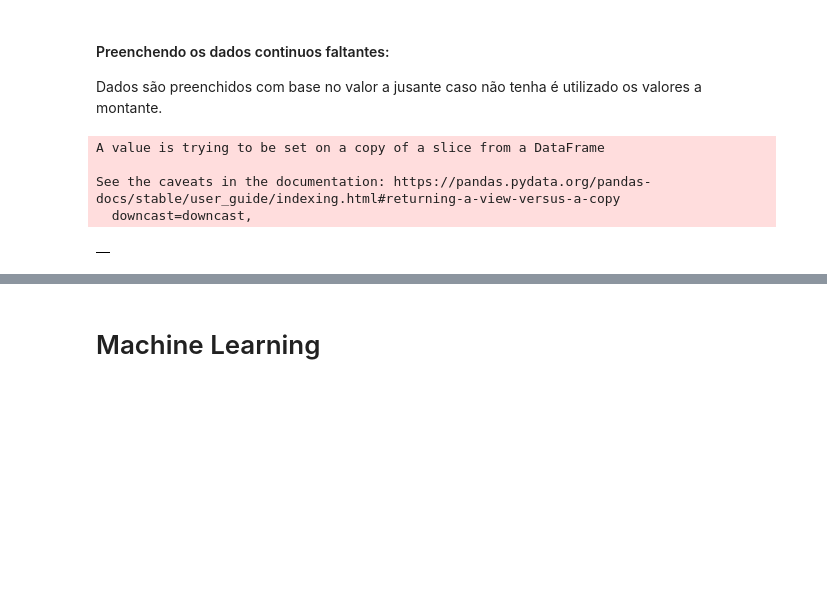
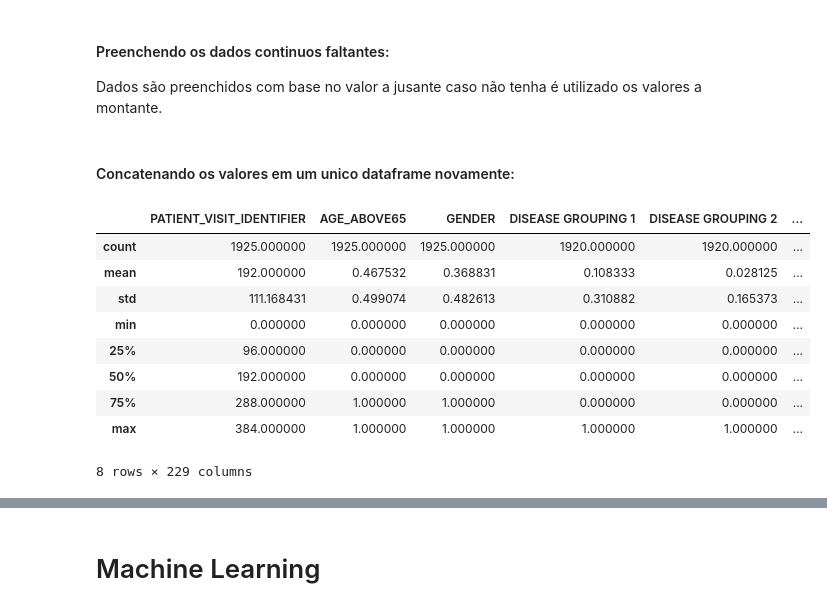
Before and after one commit to Igor-Arantes/Previsao-Internacao-Covid, a Jupyter notebook: Previsão_Internação_COVID.ipynb, the cells around one changed output, grey strips where cells are left out. Saved outputs shown, nothing was run; the diff lists cells and outputs as text; code cells hidden in the pictures; blank space fills up the shorter version.

```diff
--- a/Previsão_Internação_COVID.ipynb
+++ b/Previsão_Internação_COVID.ipynb
@@ -100,11 +100,7 @@ continuous_data.sample(5)
 #### Preenchendo os dados continuos faltantes:
 Dados são preenchidos com base no valor a jusante caso não tenha é utilizado os valores a montante.
 # %%
-continuous_data.fillna(method='bfill', inplace=True)
-continuous_data.fillna(method='ffill', inplace=True)
+continuous_data = continuous_data.fillna(method='bfill')
+continuous_data = continuous_data.fillna(method='ffill')
-# %% [output]
-A value is trying to be set on a copy of a slice from a DataFrame
-
-See the caveats in the documentation: https://pandas.pydata.org/pandas-docs/stable/user_guide/indexing.html#returning-a-view-versus-a-copy
-  downcast=downcast,
-|  |
+# %% [markdown]
+#### Concatenando os valores em um unico dataframe novamente:
@@ -110,0 +110,13 @@ See the caveats in the documentation: https://pandas.pydata.org/pandas-docs/stab
+# %%
+treated_data.describe()
+# %% [output]
+|  | PATIENT_VISIT_IDENTIFIER | AGE_ABOVE65 | GENDER | DISEASE GROUPING 1 | DISEASE GROUPING 2 | ... |
+| count | 1925.000000 | 1925.000000 | 1925.000000 | 1920.000000 | 1920.000000 | ... |
+| mean | 192.000000 | 0.467532 | 0.368831 | 0.108333 | 0.028125 | ... |
+| std | 111.168431 | 0.499074 | 0.482613 | 0.310882 | 0.165373 | ... |
+| min | 0.000000 | 0.000000 | 0.000000 | 0.000000 | 0.000000 | ... |
+| 25% | 96.000000 | 0.000000 | 0.000000 | 0.000000 | 0.000000 | ... |
+| 50% | 192.000000 | 0.000000 | 0.000000 | 0.000000 | 0.000000 | ... |
+| 75% | 288.000000 | 1.000000 | 1.000000 | 0.000000 | 0.000000 | ... |
+| max | 384.000000 | 1.000000 | 1.000000 | 1.000000 | 1.000000 | ... |
+8 rows × 229 columns
```
Also changed, not shown: parts of 7 cells of this notebook.
